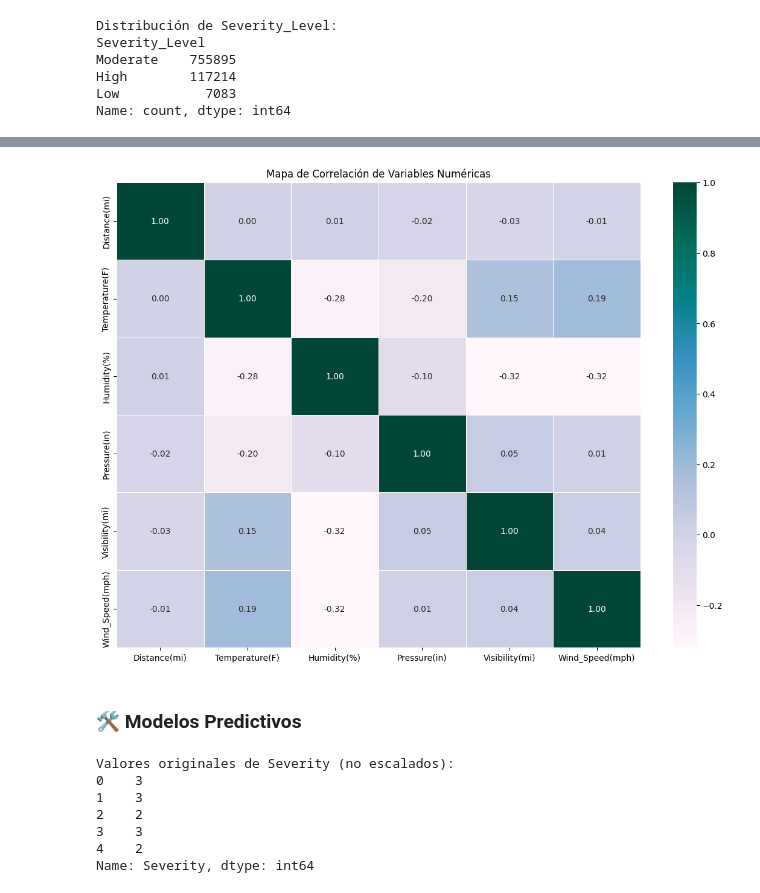
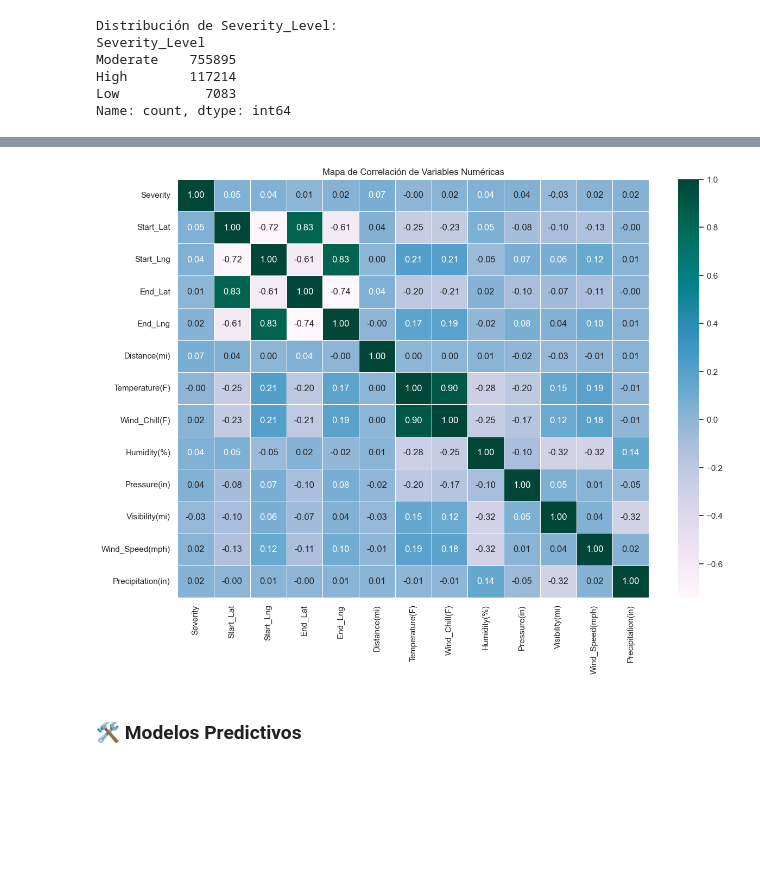
Before and after one commit to edegraciab/final_project, a Jupyter notebook: notebooks/03.EDA_FL.ipynb, the cells around one changed output, grey strips where cells are left out. Cells and saved outputs as stored; diff of their text form; code cells hidden in the pictures; blank space fills up the shorter version.

```diff
--- a/notebooks/03.EDA_FL.ipynb
+++ b/notebooks/03.EDA_FL.ipynb
@@ -312,0 +390,18 @@ plt.show()
+# %%
+# Count the occurrences of each severity level
+severity_count = traffic_accidents_raw['Severity'].value_counts()
+
+# Create the pie chart
+sns.set_theme(style="whitegrid")
+plt.figure(figsize=(10, 7))
+pastel_colors = sns.color_palette("pastel", len(severity_count))
+
+plt.pie(
+    severity_count,
+    labels=severity_count.index,
+    autopct='%1.1f%%',
+    colors=pastel_colors
+)
+plt.legend(title='Severity Levels', loc='best', bbox_to_anchor=(1, 0.5))
+plt.title('Distribution of Incident Severity')
+plt.show()
@@ -314,7 +411,7 @@ plt.show()
 from sklearn.preprocessing import StandardScaler
 
 # Definir columnas numéricas EXCLUYENDO 'Severity'
-number_columns = [
+scaled_number_columns = [
     'Distance(mi)',
     'Temperature(F)',
     'Humidity(%)',
@@ -328,7 +425,7 @@ number_columns = [
 # Esto es útil para algoritmos de machine learning que son sensibles a la escala de los datos
 scaler = StandardScaler()
 traffic_accidents_scaled = traffic_accidents_raw.copy()
-traffic_accidents_scaled[number_columns] = scaler.fit_transform(traffic_accidents_raw[number_columns])
+traffic_accidents_scaled[scaled_number_columns] = scaler.fit_transform(traffic_accidents_scaled[scaled_number_columns])
 
 # Verificar que 'Severity' no fue escalada
 print("\nValores originales de Severity (no escalados):")
@@ -366,0 +497,3 @@ Name: count, dtype: int64
+# %%
+scaled_categorical_columns = traffic_accidents_scaled.select_dtypes(include = ["object","bool"]).columns.to_list()
+scaled_categorical_columns
@@ -372,7 +523,7 @@ df_label_encoded = traffic_accidents_scaled.copy()
 
 # Aplicamos Label Encoding solo a las columnas categóricas filtradas
 le = LabelEncoder()
-for col in categorical_columns:
+for col in scaled_categorical_columns:
     df_label_encoded[col] = le.fit_transform(df_label_encoded[col].astype(str))
 
 print("Dataset después de aplicar Label Encoding:")
@@ -413,13 +537,13 @@ Dataset después de aplicar Label y Frequency Encoding:
 # %%
 # Mapa de correlación para las variables numéricas
-corr_matrix = df_encoded[number_columns].corr()
+corr_matrix = df_label_encoded[number_columns].corr()
 
 plt.figure(figsize=(14, 10))
 sns.heatmap(corr_matrix, annot=True, cmap='PuBuGn', fmt='.2f', linewidths=0.5)
 plt.title('Mapa de Correlación de Variables Numéricas')
 plt.show()
 # %% [output]
-[figure, old version]
+[figure, new version]
 # %% [markdown]
 ### 🛠️ Modelos Predictivos
 # %%
@@ -430,16 +554,3 @@ from sklearn.model_selection import train_test_split
 
 from sklearn.metrics import confusion_matrix
 from sklearn.metrics import accuracy_score, precision_score, recall_score, f1_score
-# %%
-
-# Verificar que 'Severity' no fue escalada
-print("\nValores originales de Severity (no escalados):")
-print(df_encoded['Severity'].head())
-# %% [output]
-Valores originales de Severity (no escalados):
-0    3
-1    3
-2    2
-3    3
-4    2
-Name: Severity, dtype: int64
```
Also changed, not shown: parts of 23 cells of this notebook.
